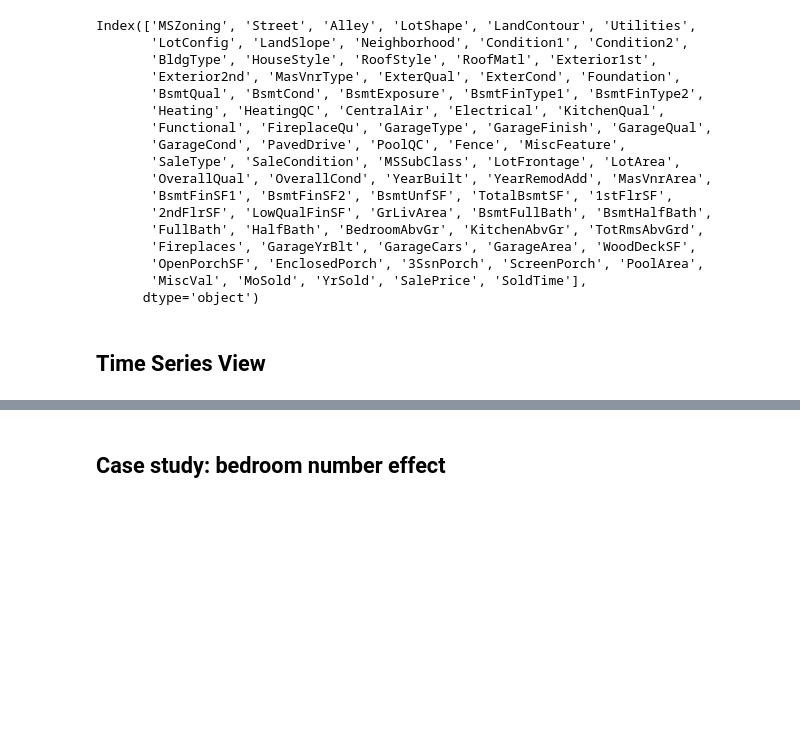
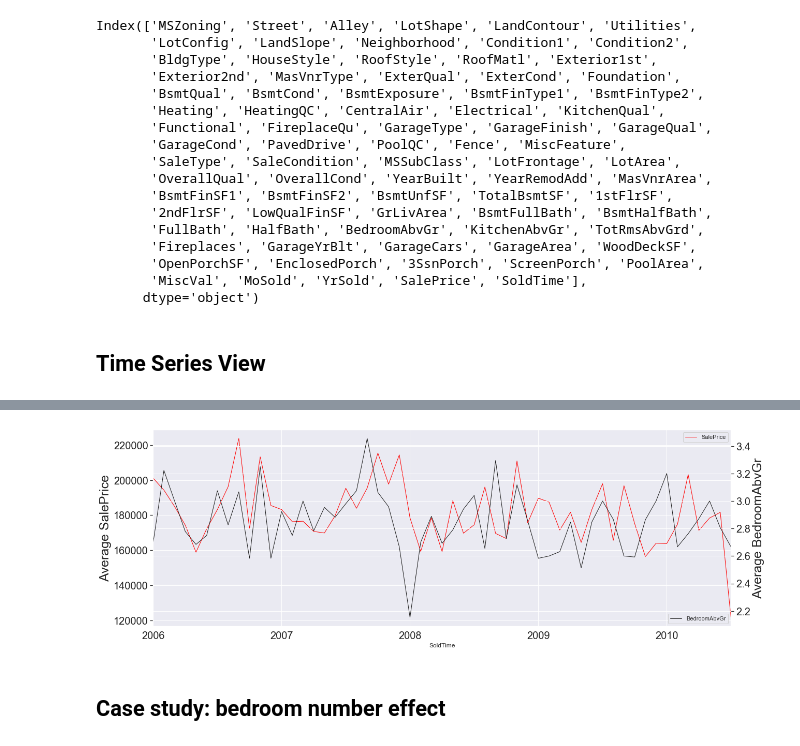
Before and after one commit to Shunling/CapstoneProjects, a Jupyter notebook: HousePriceRegression/Shirley_HousePriceRegression_EDA.ipynb, the cells around one changed output, grey strips where cells are left out. Saved outputs shown, nothing was run; the diff lists cells and outputs as text; code cells hidden in the pictures; blank space fills up the shorter version.

```diff
--- a/HousePriceRegression/Shirley_HousePriceRegression_EDA.ipynb
+++ b/HousePriceRegression/Shirley_HousePriceRegression_EDA.ipynb
@@ -140,3 +95,7 @@ plt.show()
+# %%
+plot_timeseries(df,'SalePrice','BedroomAbvGr')
+# %% [output]
+[figure, added]
 # %% [markdown]
 ## Case study: bedroom number effect
 # %%
```
Also changed, not shown: parts of 20 cells of this notebook.
